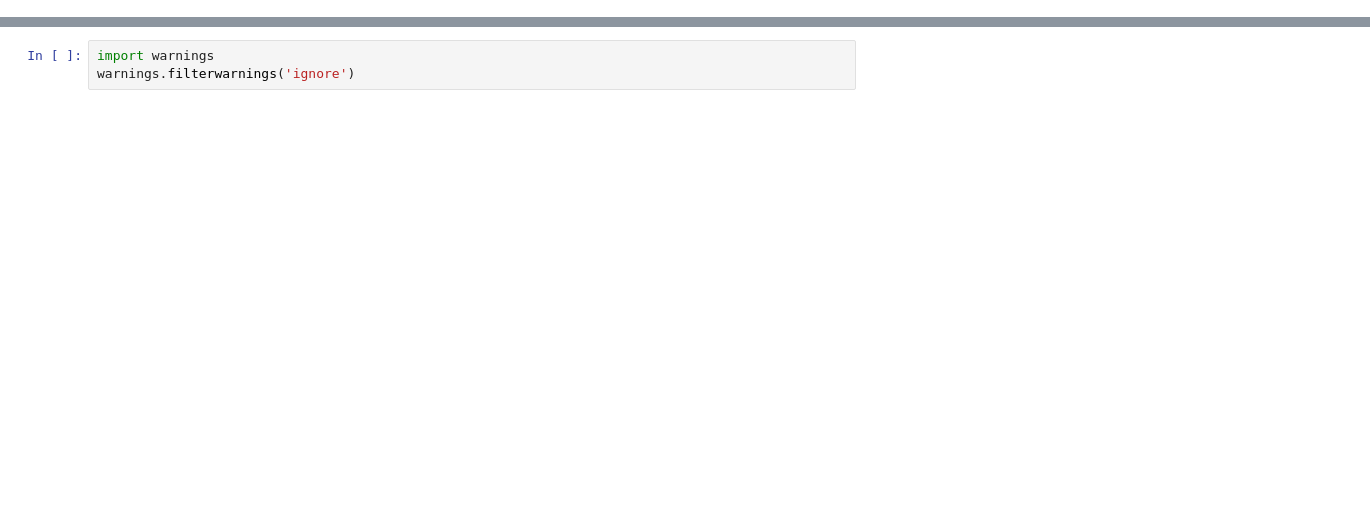
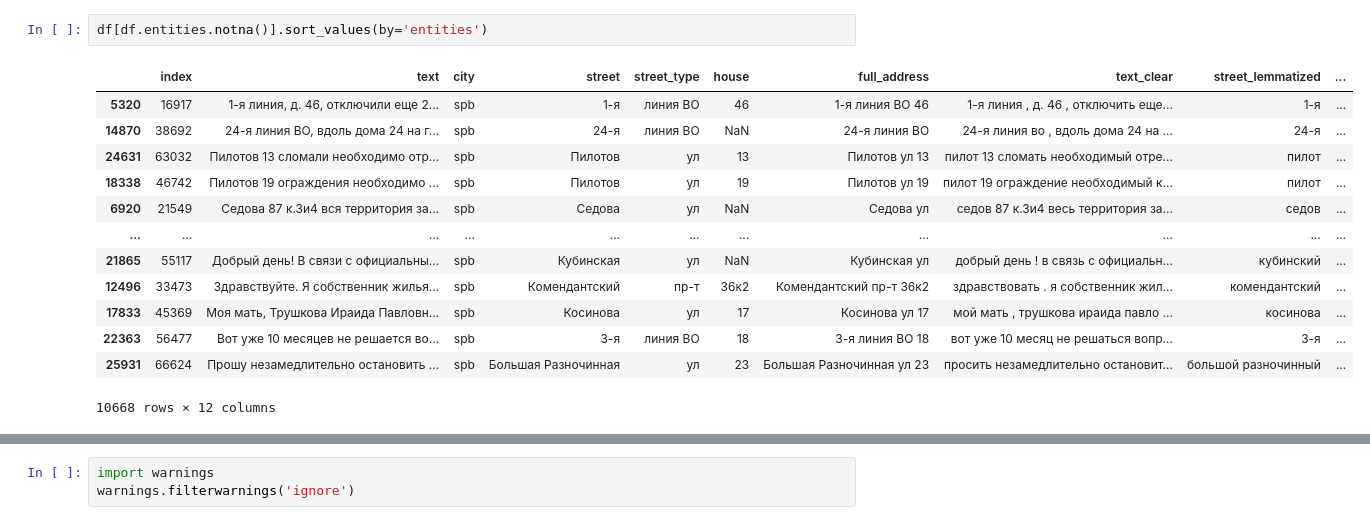
Before and after one commit to iduprojects/SOIKA, a Jupyter notebook: spacy.ipynb, the cells around one changed output, grey strips where cells are left out. Drawn from its saved outputs; the diff is of its cells as text; blank space fills up the shorter version.

```diff
--- a/spacy.ipynb
+++ b/spacy.ipynb
@@ -258,0 +26,16 @@ db.to_disk('train.spacy') # save the docbin object
+# %%
+df[df.entities.notna()].sort_values(by='entities')
+# %% [output]
+|  | index | text | city | street | street_type | house | full_address | text_clear | street_lemmatized | ... |
+| 5320 | 16917 | 1-я линия, д. 46, отключили еще 2... | spb | 1-я | линия ВО | 46 | 1-я линия ВО 46 | 1-я линия , д. 46 , отключить еще... | 1-я | ... |
+| 14870 | 38692 | 24-я линия ВО, вдоль дома 24 на г... | spb | 24-я | линия ВО | NaN | 24-я линия ВО | 24-я линия во , вдоль дома 24 на ... | 24-я | ... |
+| 24631 | 63032 | Пилотов 13 сломали необходимо отр... | spb | Пилотов | ул | 13 | Пилотов ул 13 | пилот 13 сломать необходимый отре... | пилот | ... |
+| 18338 | 46742 | Пилотов 19 ограждения необходимо ... | spb | Пилотов | ул | 19 | Пилотов ул 19 | пилот 19 ограждение необходимый к... | пилот | ... |
+| 6920 | 21549 | Седова 87 к.3и4 вся территория за... | spb | Седова | ул | NaN | Седова ул | седов 87 к.3и4 весь территория за... | седов | ... |
+| ... | ... | ... | ... | ... | ... | ... | ... | ... | ... | ... |
+| 21865 | 55117 | Добрый день! В связи с официальны... | spb | Кубинская | ул | NaN | Кубинская ул | добрый день ! в связь с официальн... | кубинский | ... |
+| 12496 | 33473 | Здравствуйте. Я собственник жилья... | spb | Комендантский | пр-т | 36к2 | Комендантский пр-т 36к2 | здравствовать . я собственник жил... | комендантский | ... |
+| 17833 | 45369 | Моя мать, Трушкова Ираида Павловн... | spb | Косинова | ул | 17 | Косинова ул 17 | мой мать , трушкова ираида павло ... | косинова | ... |
+| 22363 | 56477 | Вот уже 10 месяцев не решается во... | spb | 3-я | линия ВО | 18 | 3-я линия ВО 18 | вот уже 10 месяц не решаться вопр... | 3-я | ... |
+| 25931 | 66624 | Прошу незамедлительно остановить ... | spb | Большая Разночинная | ул | 23 | Большая Разночинная ул 23 | просить незамедлительно остановит... | большой разночинный | ... |
+10668 rows × 12 columns
```
Also changed, not shown: parts of 55 cells of this notebook, 2 other files.
